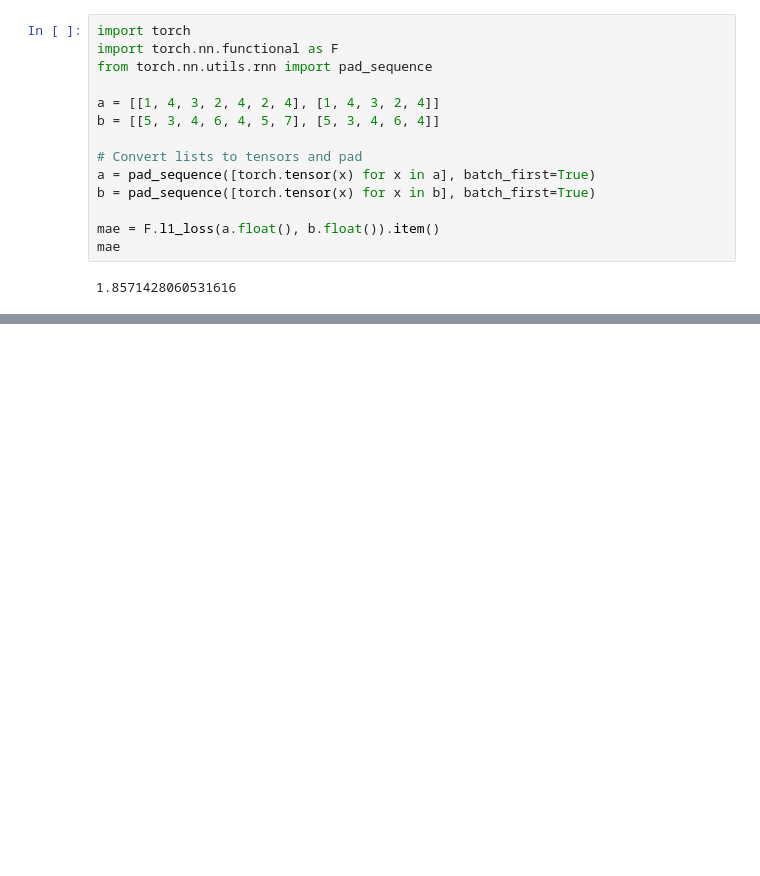
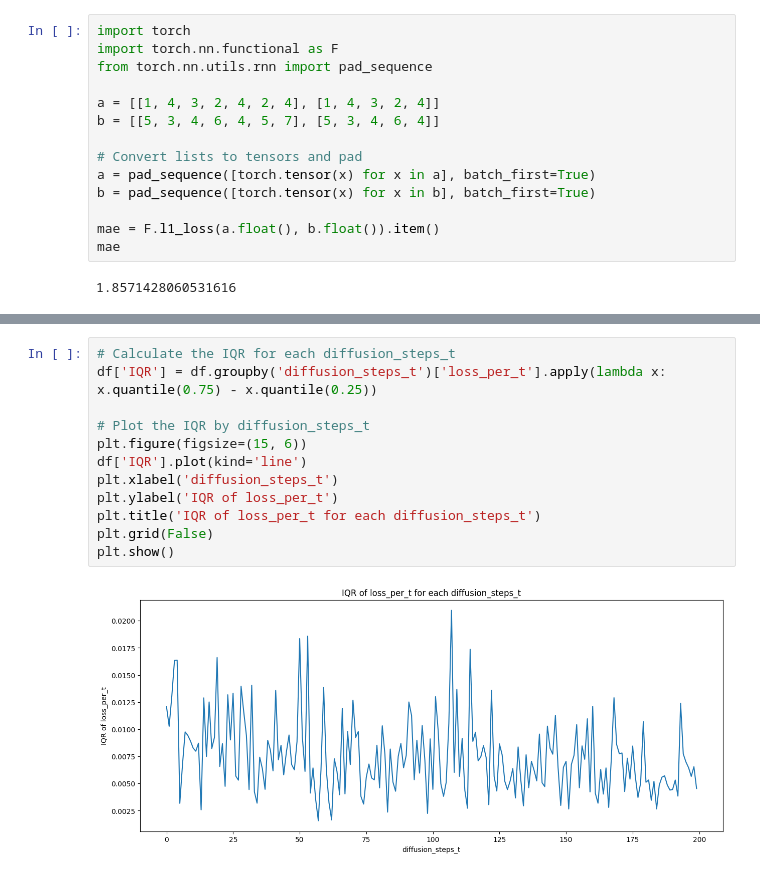
Before and after one commit to liranc6/ecg_forecasting, a Jupyter notebook: liran_project/notebooks/general.ipynb, the cells around one changed output, grey strips where cells are left out. Cells and saved outputs as stored; diff of their text form; blank space fills up the shorter version.

```diff
--- a/liran_project/notebooks/general.ipynb
+++ b/liran_project/notebooks/general.ipynb
@@ -196,0 +483,14 @@ mae
+# %%
+# Calculate the IQR for each diffusion_steps_t
+df['IQR'] = df.groupby('diffusion_steps_t')['loss_per_t'].apply(lambda x: x.quantile(0.75) - x.quantile(0.25))
+
+# Plot the IQR by diffusion_steps_t
+plt.figure(figsize=(15, 6))
+df['IQR'].plot(kind='line')
+plt.xlabel('diffusion_steps_t')
+plt.ylabel('IQR of loss_per_t')
+plt.title('IQR of loss_per_t for each diffusion_steps_t')
+plt.grid(False)
+plt.show()
+# %% [output]
+[figure, added]
```
Also changed, not shown: parts of 13 cells of this notebook, 6 other files.
